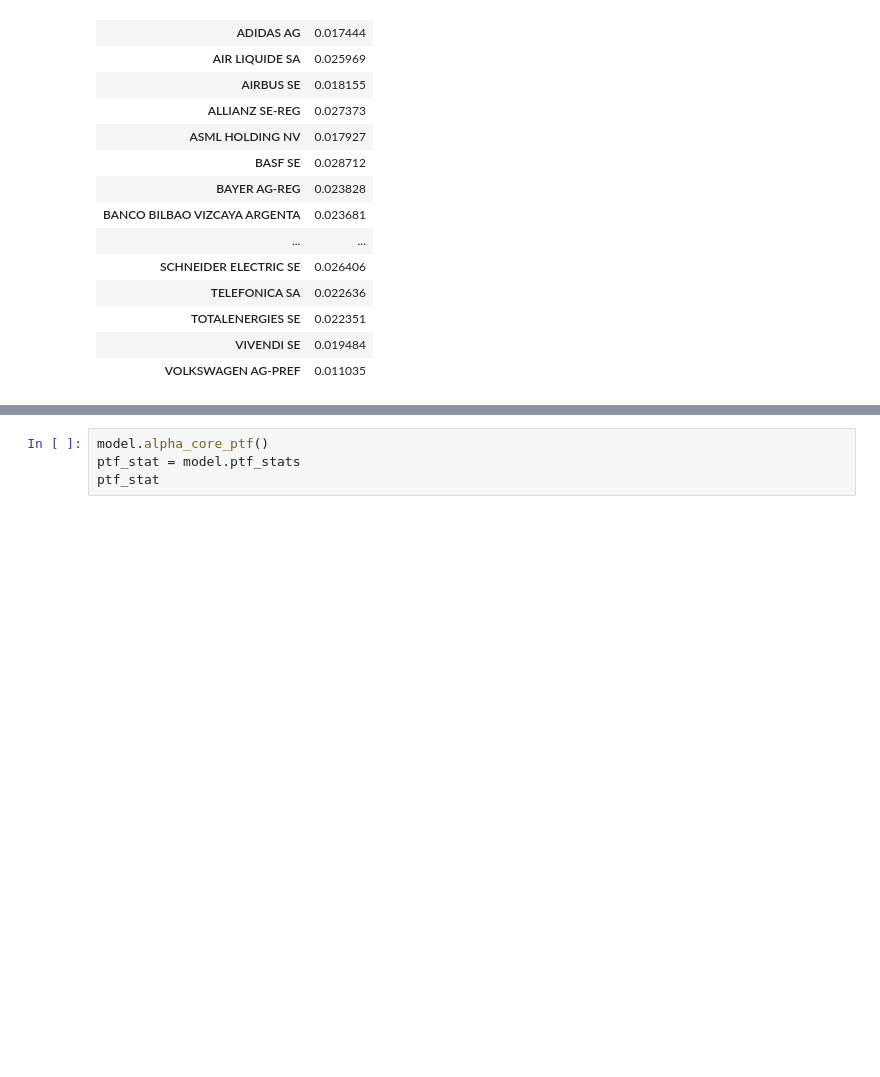
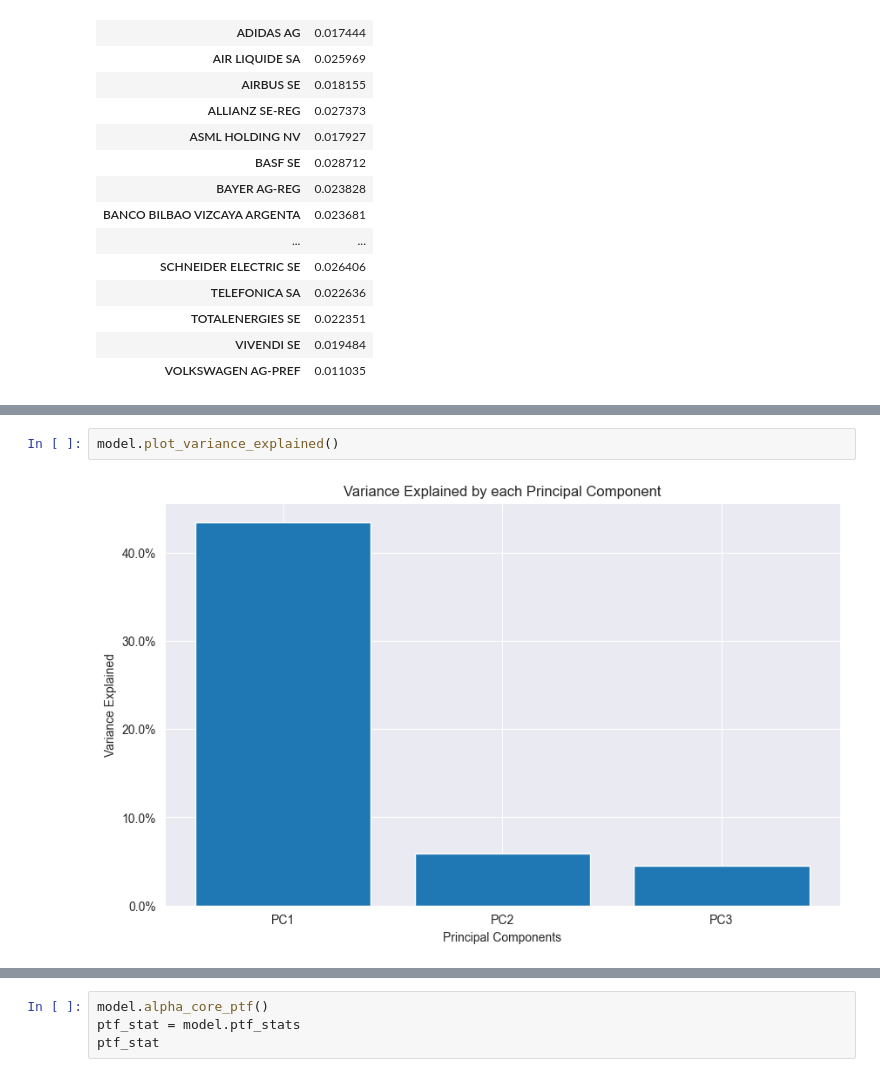
Before and after one commit to RomainCastellarnau/Financial-Econometrics-II, a Jupyter notebook: Code/core_portfolio.ipynb, the cells around one changed output, grey strips where cells are left out. Cells and saved outputs as stored; diff of their text form; blank space fills up the shorter version.

```diff
--- a/Code/core_portfolio.ipynb
+++ b/Code/core_portfolio.ipynb
@@ -85,0 +90,4 @@ model.compute_core_equity_ptf()
+# %%
+model.plot_variance_explained()
+# %% [output]
+[figure, added]
```
Also changed, not shown: parts of 10 cells of this notebook, 2 other files.
